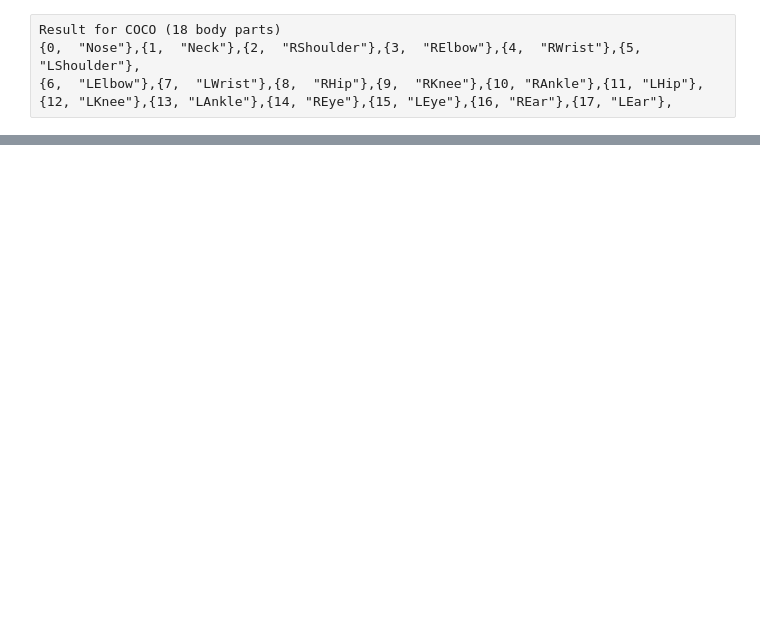
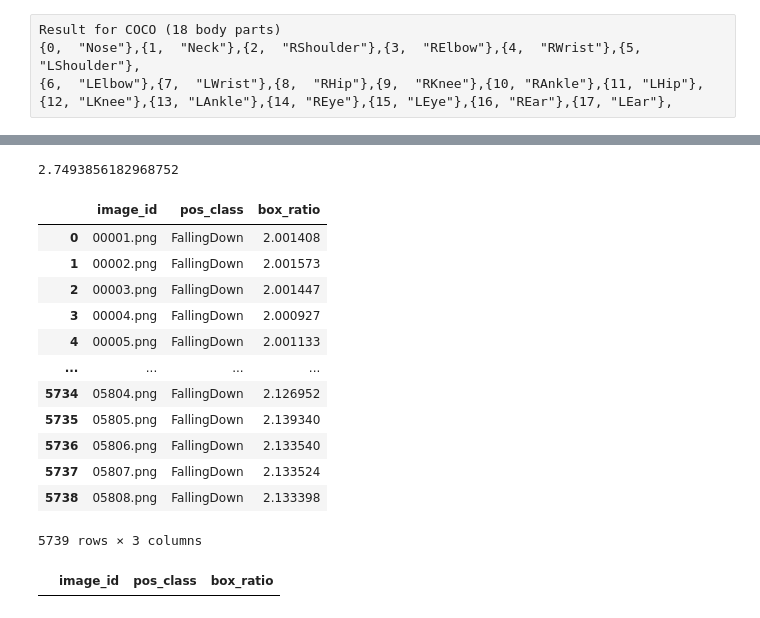
Before and after one commit to rashidch/View-Invariant-Framework-for-Human-Fall-Detection, a Jupyter notebook: train/joints data analysis.ipynb, the cells around one changed output, grey strips where cells are left out. Drawn from its saved outputs; the diff is of its cells as text; code cells hidden in the pictures; blank space fills up the shorter version.

```diff
--- a/train/joints data analysis.ipynb
+++ b/train/joints data analysis.ipynb
@@ -51,3 +153,12 @@ df.head()
+# %%
+def get_ratio(box):
+
+    x = float(box.strip('[,]').split(',')[0])
+    y = float(box.strip('[,]').split(',')[1])
+    w = float(box.strip('[,]').split(',')[2])
+    h = float(box.strip('[,]').split(',')[3])
+
+    return (w/h)+(h/w)
 # %%
 df.shape
 # %% [output]
@@ -54,0 +166,30 @@ df.shape
+# %%
+df['box'] = df['box']
+# %%
+df['box_ratio']=df['box'].map(get_ratio)
+# %%
+df['box_ratio'][5273]
+# %% [output]
+2.7493856182968752
+# %%
+df2 = df[['image_id','pos_class','box_ratio']]
+# %%
+df2.loc[(df2['pos_class']=='FallingDown')&(df2['box_ratio']>2)]
+# %% [output]
+|  | image_id | pos_class | box_ratio |
+| 0 | 00001.png | FallingDown | 2.001408 |
+| 1 | 00002.png | FallingDown | 2.001573 |
+| 2 | 00003.png | FallingDown | 2.001447 |
+| 3 | 00004.png | FallingDown | 2.000927 |
+| 4 | 00005.png | FallingDown | 2.001133 |
+| ... | ... | ... | ... |
+| 5734 | 05804.png | FallingDown | 2.126952 |
+| 5735 | 05805.png | FallingDown | 2.139340 |
+| 5736 | 05806.png | FallingDown | 2.133540 |
+| 5737 | 05807.png | FallingDown | 2.133524 |
+| 5738 | 05808.png | FallingDown | 2.133398 |
+5739 rows × 3 columns
+# %%
+df2.loc[(df2['pos_class']=='FallingDown')&(df2['box_ratio']<2)]
+# %% [output]
+|  | image_id | pos_class | box_ratio |
```
Also changed, not shown: parts of 24 cells of this notebook, 22 other files.
